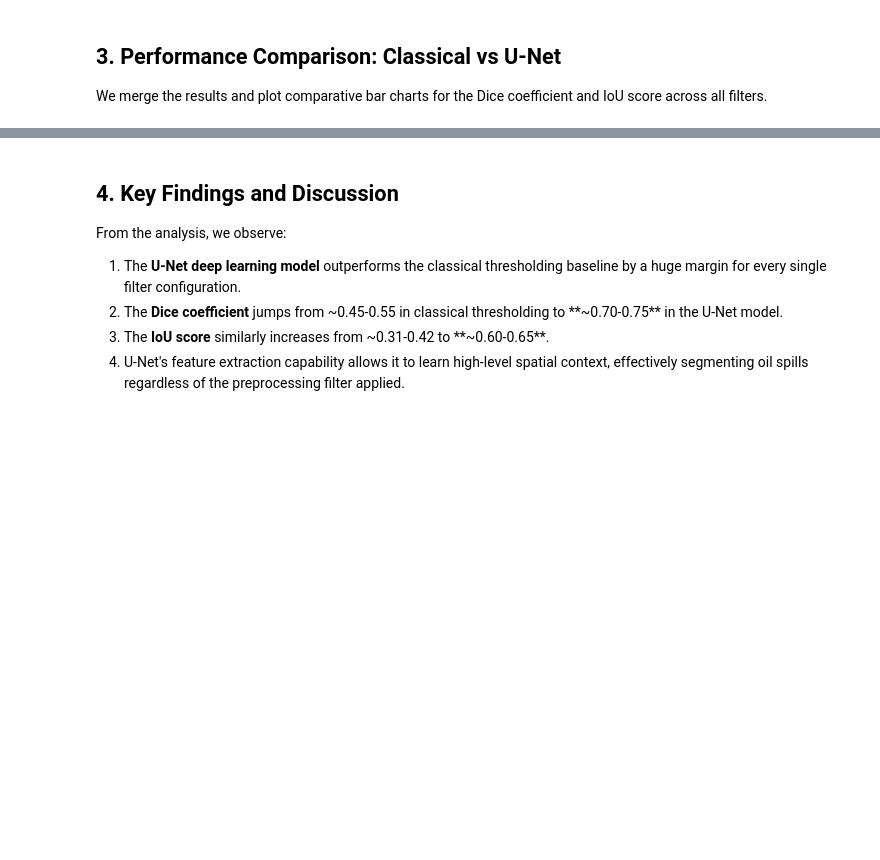
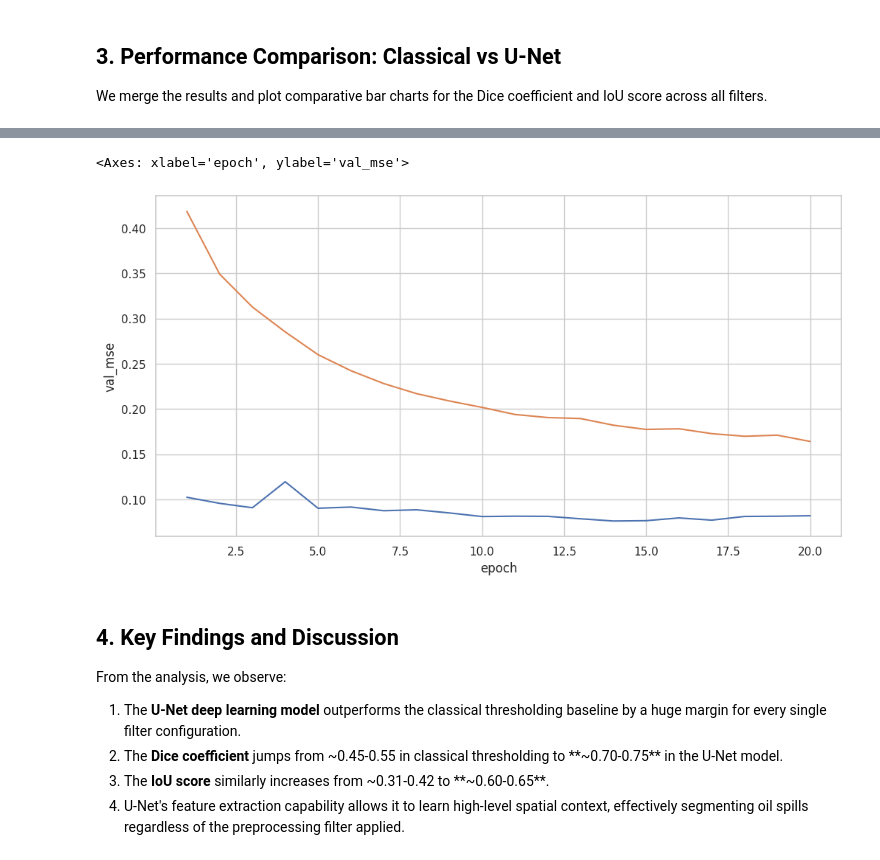
Before and after one commit to HenriqueMayer/t1-introducao-a-visao-computacional, a Jupyter notebook: notebooks/unet_analysis_demo.ipynb, the cells around one changed output, grey strips where cells are left out. Cells and saved outputs as stored; diff of their text form; code cells hidden in the pictures; blank space fills up the shorter version.

```diff
--- a/notebooks/unet_analysis_demo.ipynb
+++ b/notebooks/unet_analysis_demo.ipynb
@@ -102,3 +102,11 @@ except NameError:
+# %%
+df_loss = pd.read_csv("../models/unet_gaussian_20260616_093420_history.csv")
+
+sns.lineplot(df_loss, x="epoch", y="val_mse")
+sns.lineplot(df_loss, x="epoch", y="train_loss")
+# %% [output]
+<Axes: xlabel='epoch', ylabel='val_mse'>
+[figure, added]
 # %% [markdown]
 ## 4. Key Findings and Discussion
 
```
Also changed, not shown: parts of 3 cells of this notebook, 8 other files.
